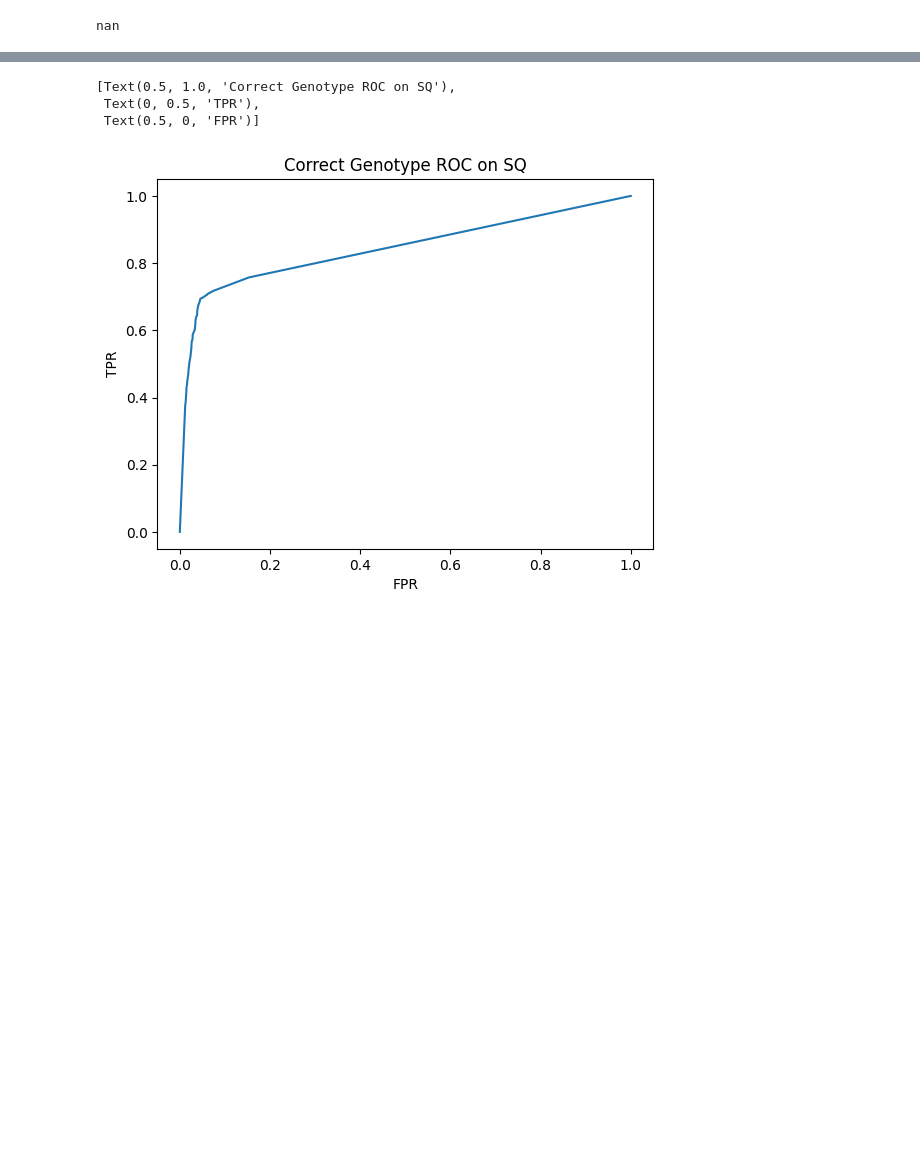
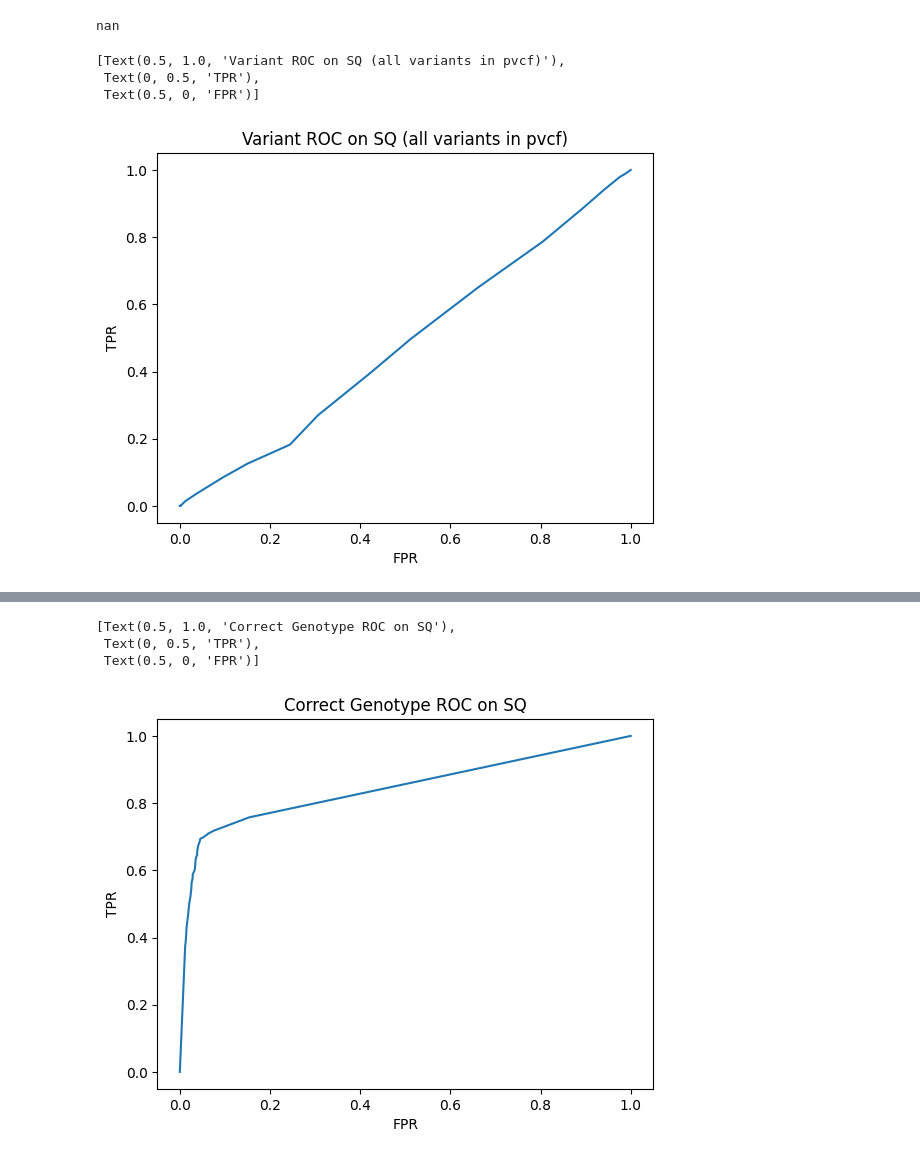
Before and after one commit to ACEnglish/kanpig, a Jupyter notebook: experiments/Analysis.ipynb, the cells around one changed output, grey strips where cells are left out. Saved outputs shown, nothing was run; the diff lists cells and outputs as text; code cells hidden in the pictures; blank space fills up the shorter version.

```diff
--- a/experiments/Analysis.ipynb
+++ b/experiments/Analysis.ipynb
@@ -21,5 +21,14 @@ data = pd.read_csv("/Users/english/code/kanpig/experiments/test_rs/hcbench_noref
 data['State'] = data['State'] == 'T'
 data['GTState'] = data['GTState'].apply(correct_gtstate)
+# %%
+falseposrate_noskill, trueposrate_noskill, _ = roc_curve(data['State'], data['DP'])
+p = sb.lineplot(x=falseposrate_noskill, y=trueposrate_noskill)
+p.set(title="Variant ROC on SQ (all variants in pvcf)", ylabel="TPR", xlabel="FPR")
+# %% [output]
+[Text(0.5, 1.0, 'Variant ROC on SQ (all variants in pvcf)'),
+ Text(0, 0.5, 'TPR'),
+ Text(0.5, 0, 'FPR')]
+[figure, added]
 # %%
 falseposrate_noskill, trueposrate_noskill, _ = roc_curve(data['State'], data['SQ'])
 p = sb.lineplot(x=falseposrate_noskill, y=trueposrate_noskill)
```
Also changed, not shown: parts of 3 cells of this notebook, 3 other files.
